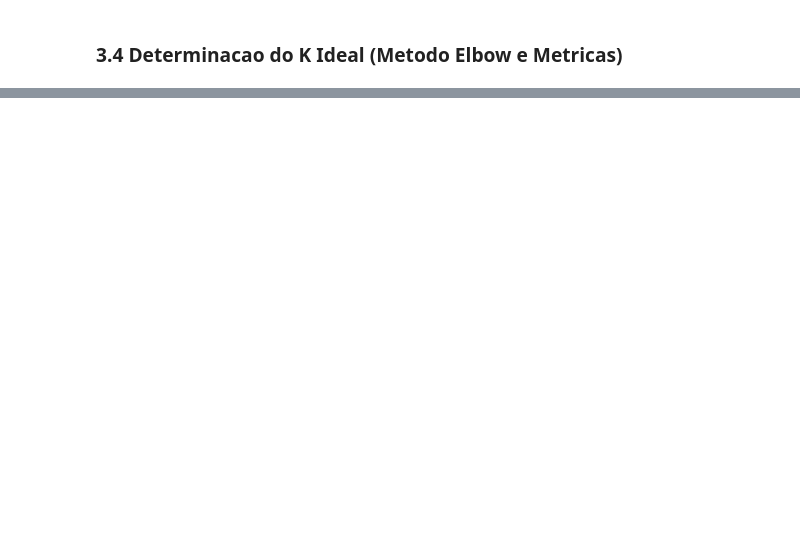
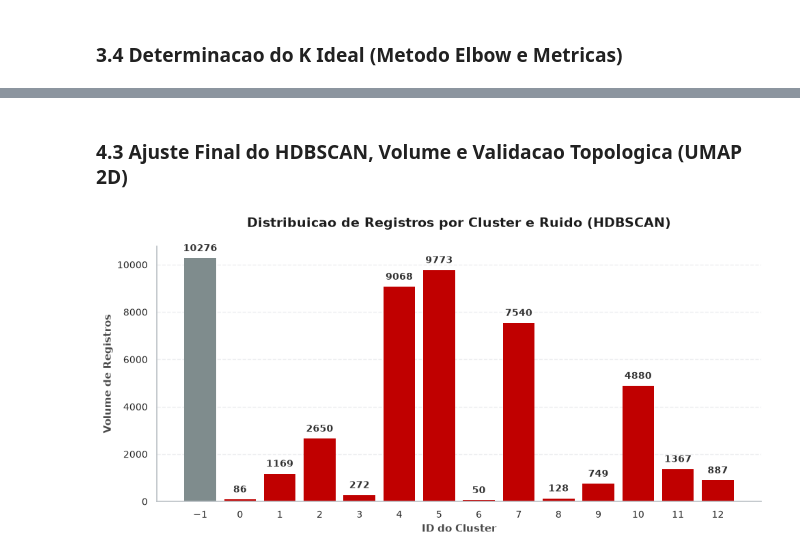
Before and after one commit to caua-barreto/Airbnb_Market_Segmentation, a Jupyter notebook: notebooks/02_Modeling.ipynb, the cells around one changed output, grey strips where cells are left out. Saved outputs shown, nothing was run; the diff lists cells and outputs as text; code cells hidden in the pictures; blank space fills up the shorter version.

```diff
--- a/notebooks/02_Modeling.ipynb
+++ b/notebooks/02_Modeling.ipynb
@@ -680,0 +637,22 @@ plot_clusters_2d_plotly(
+# %% [markdown]
+### 4.3 Ajuste Final do HDBSCAN, Volume e Validacao Topologica (UMAP 2D)
+# %%
+# Ajuste do modelo final com os melhores hiperparametros
+hdb_final = hdbscan.HDBSCAN(
+    min_cluster_size=50,
+    min_samples=50,
+    core_dist_n_jobs=-1,
+)
+labels_hdb = hdb_final.fit_predict(X_tratado)
+
+# Atribuicao UNICA dos labels (corrigindo duplicacao anterior)
+X_analise['Cluster_HDBSCAN'] = labels_hdb
+df_umap['Cluster_HDBSCAN'] = labels_hdb
+
+# Distribuicao de volume por cluster
+plot_distribuicao_clusters(
+    labels_hdb,
+    titulo='Distribuicao de Registros por Cluster e Ruido (HDBSCAN)'
+)
+# %% [output]
+[figure, added]
```
Also changed, not shown: parts of 60 cells of this notebook, 1 other file.
